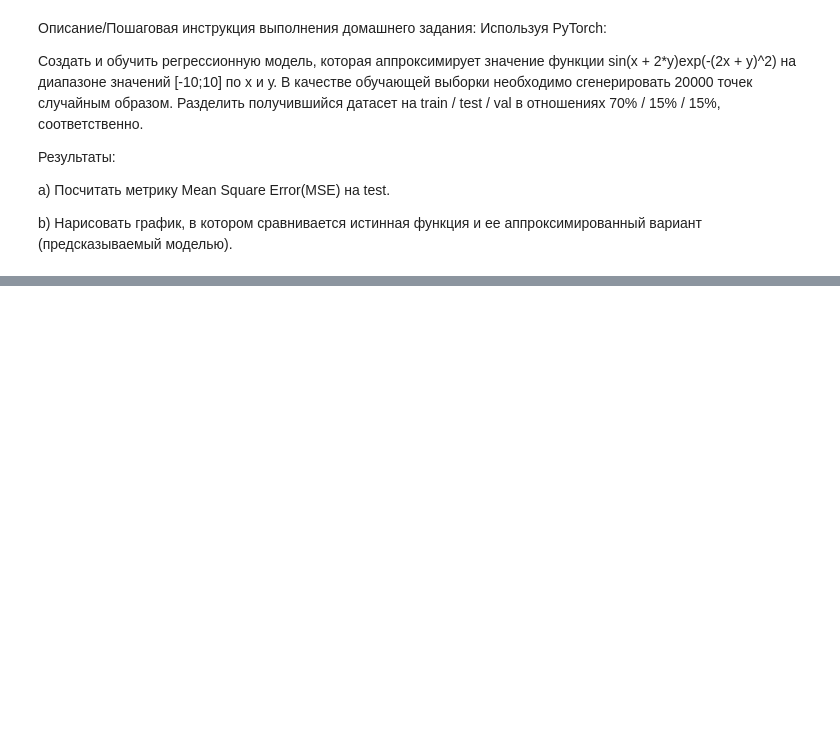
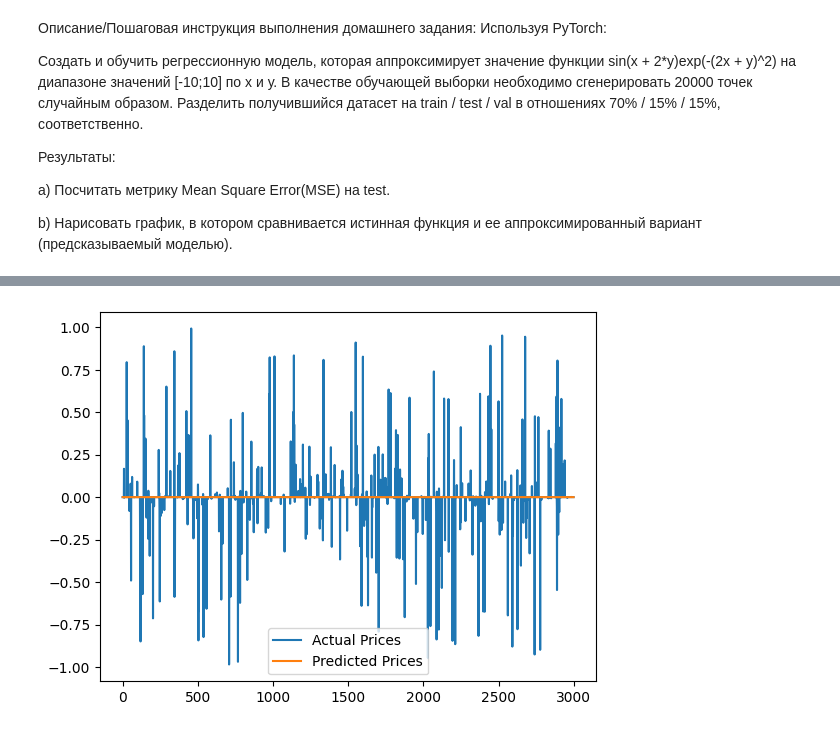
Before and after one commit to Evans-Sense/pet, a Jupyter notebook: Hometask_5_MLPro2025.ipynb, the cells around one changed output, grey strips where cells are left out. Cells and saved outputs as stored; diff of their text form; code cells hidden in the pictures; blank space fills up the shorter version.

```diff
--- a/Hometask_5_MLPro2025.ipynb
+++ b/Hometask_5_MLPro2025.ipynb
@@ -40,3 +40,7 @@ from sklearn.base import BaseEstimator
 a) Посчитать метрику Mean Square Error(MSE) на test.
 
 b) Нарисовать график, в котором сравнивается истинная функция и ее аппроксимированный вариант (предсказываемый моделью).
+# %%
+import torch
+
+device = torch.device('cuda' if torch.cuda.is_available() else 'cpu')
@@ -42,0 +65,6 @@ b) Нарисовать график, в котором сравнивается
+# %%
+input_size = 2
+hidden_size = 32 # Increased hidden size
+num_epochs = 2000 # Increased number of epochs for potentially better convergence
+batch_size = 64
+learning_rate = 0.001
@@ -42,0 +111,2 @@ b) Нарисовать график, в котором сравнивается
+# %%
+model = NeuralNetFC(input_size, hidden_size)
@@ -42,0 +120,3 @@ b) Нарисовать график, в котором сравнивается
+# %%
+criterion = nn.MSELoss()
+optimizer = torch.optim.Adam(model.parameters(), lr=learning_rate)
@@ -42,0 +155,30 @@ b) Нарисовать график, в котором сравнивается
+# %%
+import matplotlib.pyplot as plt
+
+predicted_values_list = []
+actual_values_list = []
+
+model.eval() # Set model to evaluation mode
+with torch.no_grad(): # Disable gradient calculation during evaluation
+    for i, (input_data, target_data) in enumerate(eval_loader):
+        # Move tensors to the configured device
+        input_data = input_data.to(device)
+        target_data = target_data.to(device)
+
+        # Forward pass
+        outputs = model(input_data)
+
+        predicted_values_list.append(outputs.cpu()) # Move to CPU and store
+        actual_values_list.append(target_data.cpu()) # Move to CPU and store
+
+# Concatenate all tensors in the lists and convert to numpy for plotting
+predicted_values = torch.cat(predicted_values_list).squeeze().numpy() # .squeeze() handles (batch_size, 1) to (batch_size,)
+actual_values = torch.cat(actual_values_list).numpy()
+
+# Визуализация результатов
+plt.plot(actual_values, label='Actual Prices')
+plt.plot(predicted_values, label='Predicted Prices')
+plt.legend()
+plt.show()
+# %% [output]
+[figure, added]
```
Also changed, not shown: parts of 31 cells of this notebook.
